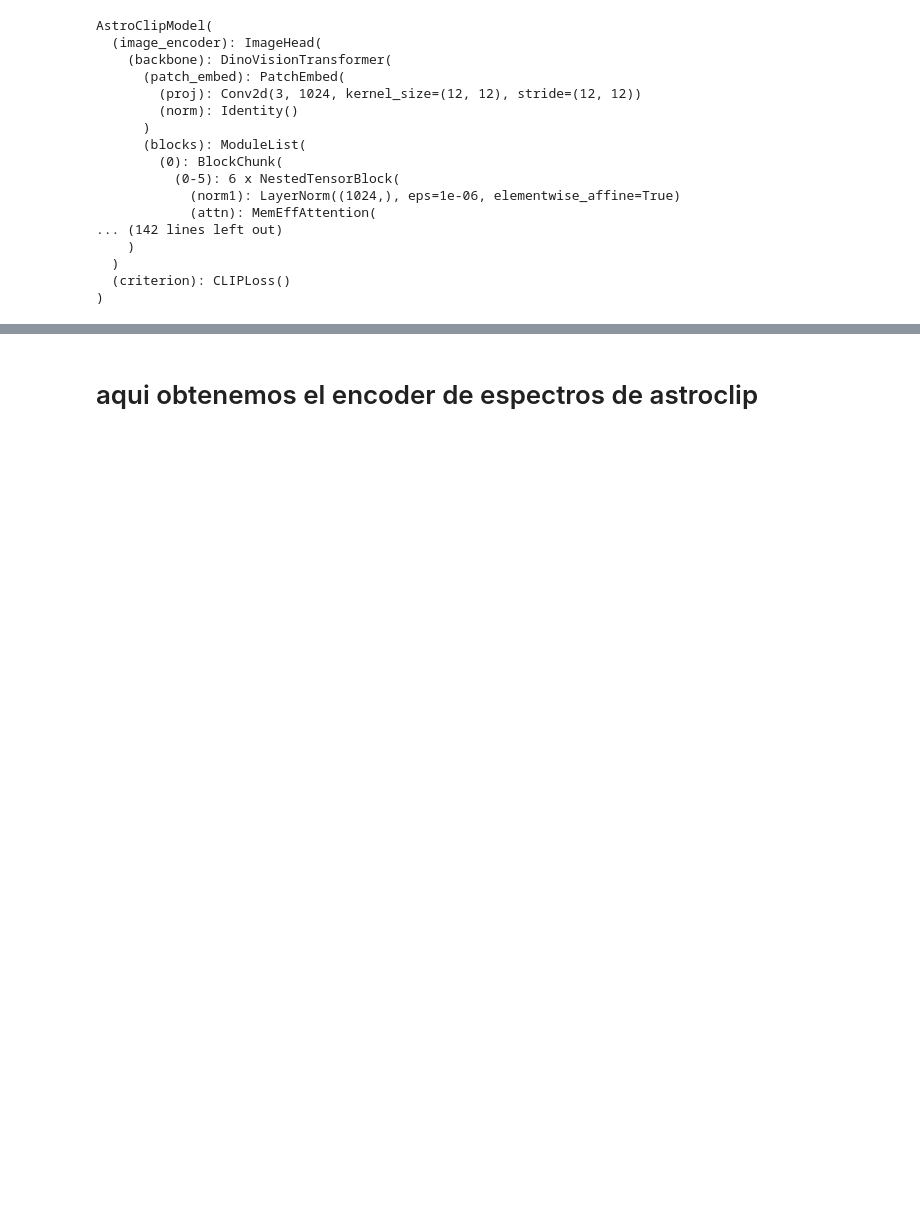
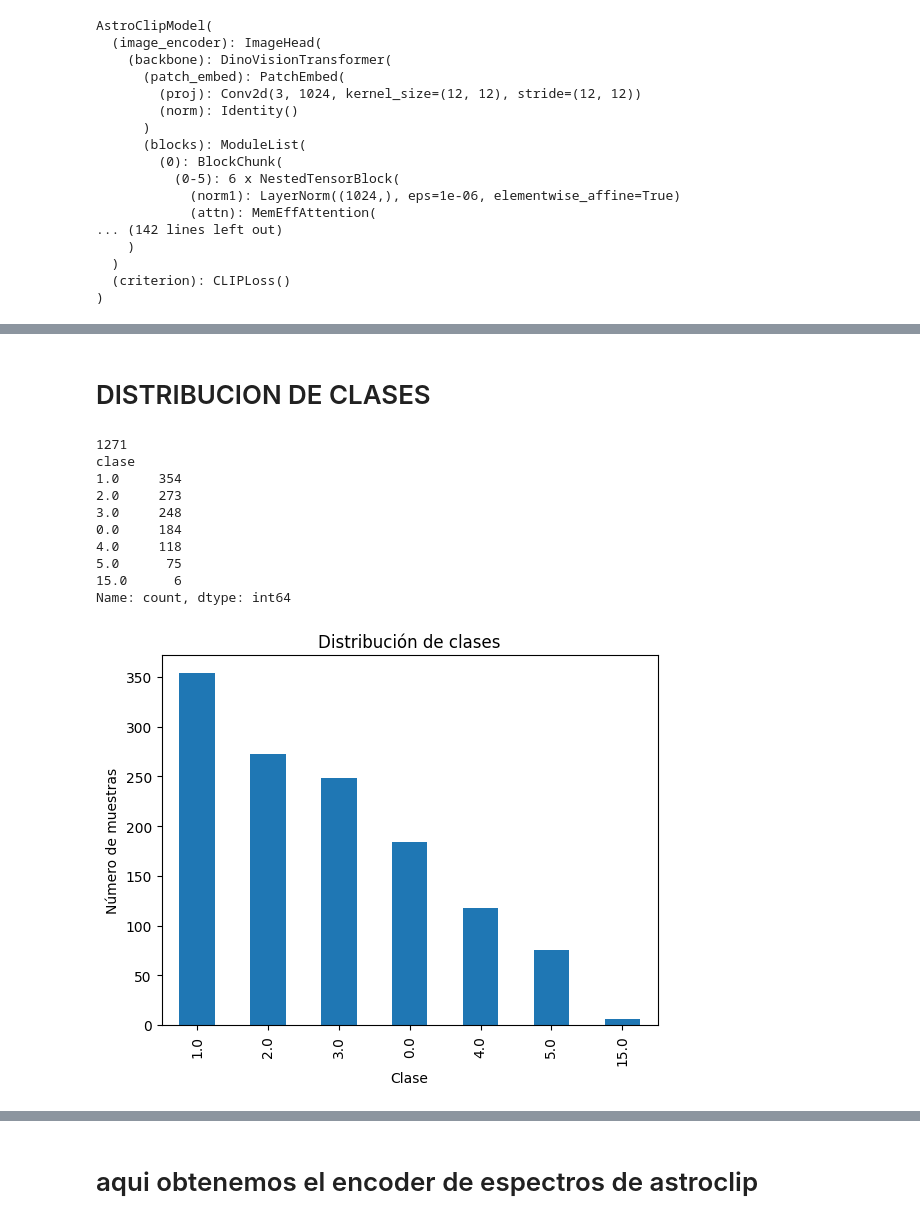
Before and after one commit to PabloGranciano/gibran_proyecto, a Jupyter notebook: main.ipynb, the cells around one changed output, grey strips where cells are left out. Drawn from its saved outputs; the diff is of its cells as text; code cells hidden in the pictures; blank space fills up the shorter version.

```diff
--- a/main.ipynb
+++ b/main.ipynb
@@ -209,0 +761,39 @@ for epoch in range(10):
+# %% [markdown]
+# DISTRIBUCION DE CLASES
+# %%
+import pandas as pd
+import matplotlib.pyplot as plt
+import os
+import pandas as pd
+
+img_dir = "imagenes"
+
+
+#df_filtrado = df[df["JID"].apply(lambda jid: os.path.exists(os.path.join(img_dir, f"{jid}.jpg")))]
+
+#df_filtrado.to_csv("datosusados.csv")
+#df_filtrado=pd.read_csv("datosusados.csv")
+# Contar cuántas muestras hay de cada clase
+conteo = df['clase'].value_counts()
+print(len(df))
+print(conteo)
+
+
+# Graficar la distribución
+conteo.plot(kind='bar')
+plt.xlabel('Clase')
+plt.ylabel('Número de muestras')
+plt.title('Distribución de clases')
+plt.show()
+# %% [output]
+1271
+clase
+1.0     354
+2.0     273
+3.0     248
+0.0     184
+4.0     118
+5.0      75
+15.0      6
+Name: count, dtype: int64
+[figure, added]
```
Also changed, not shown: parts of 31 cells of this notebook.
